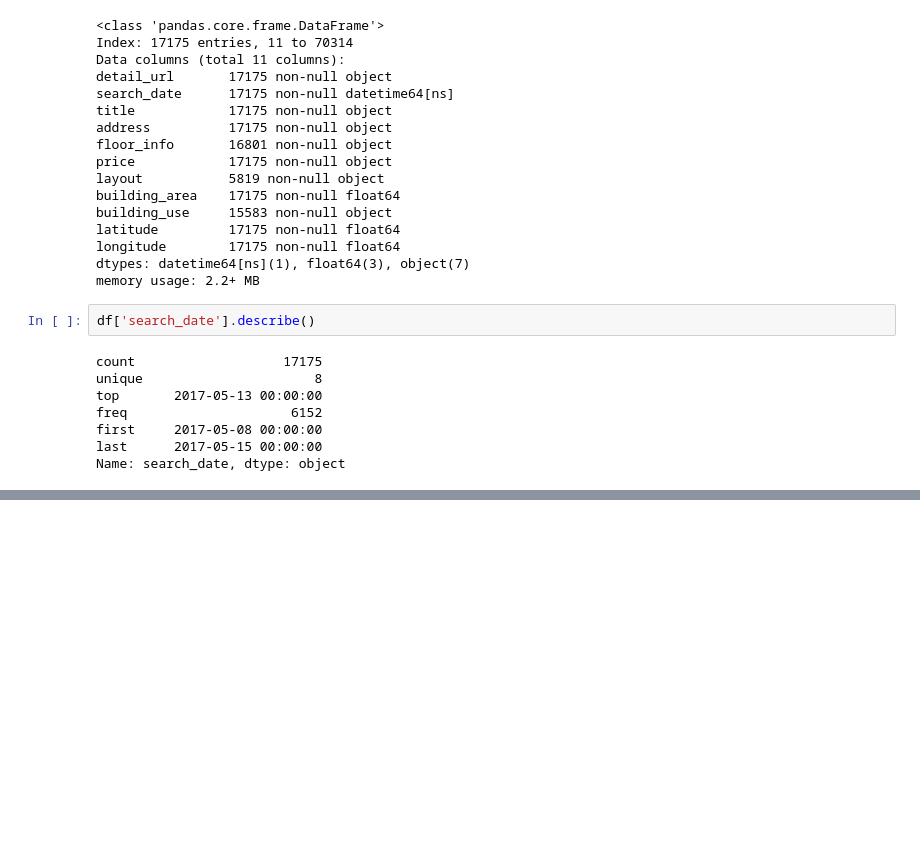
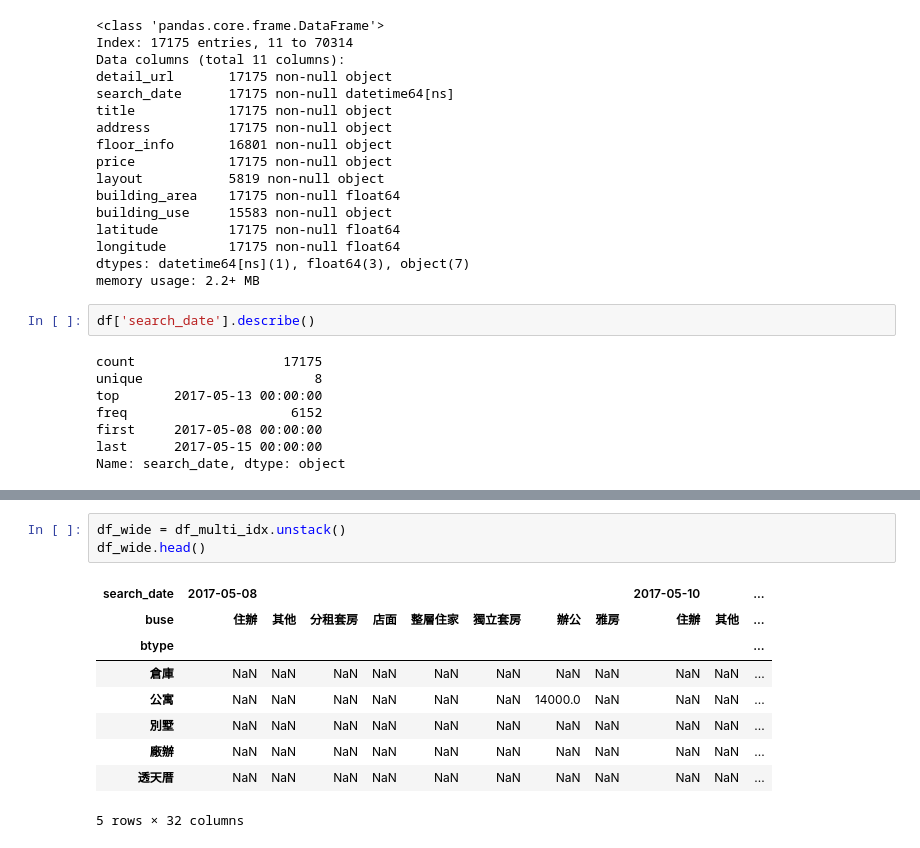
Before and after one commit to ywchiu/cathaybkpython, a Jupyter notebook: Demo20181204.ipynb, the cells around one changed output, grey strips where cells are left out. Cells and saved outputs as stored; diff of their text form; blank space fills up the shorter version.

```diff
--- a/Demo20181204.ipynb
+++ b/Demo20181204.ipynb
@@ -1286,0 +1396,13 @@ df[df['search_date'] > '2017-05-10'].head(3)
+# %%
+df_wide = df_multi_idx.unstack()
+df_wide.head()
+# %% [output]
+| search_date | 2017-05-08 |  |  |  |  |  |  |  | 2017-05-10 |  | ... |
+| buse | 住辦 | 其他 | 分租套房 | 店面 | 整層住家 | 獨立套房 | 辦公 | 雅房 | 住辦 | 其他 | ... |
+| btype |  |  |  |  |  |  |  |  |  |  | ... |
+| 倉庫 | NaN | NaN | NaN | NaN | NaN | NaN | NaN | NaN | NaN | NaN | ... |
+| 公寓 | NaN | NaN | NaN | NaN | NaN | NaN | 14000.0 | NaN | NaN | NaN | ... |
+| 別墅 | NaN | NaN | NaN | NaN | NaN | NaN | NaN | NaN | NaN | NaN | ... |
+| 廠辦 | NaN | NaN | NaN | NaN | NaN | NaN | NaN | NaN | NaN | NaN | ... |
+| 透天厝 | NaN | NaN | NaN | NaN | NaN | NaN | NaN | NaN | NaN | NaN | ... |
+5 rows × 32 columns
```
Also changed, not shown: parts of 63 cells of this notebook.
